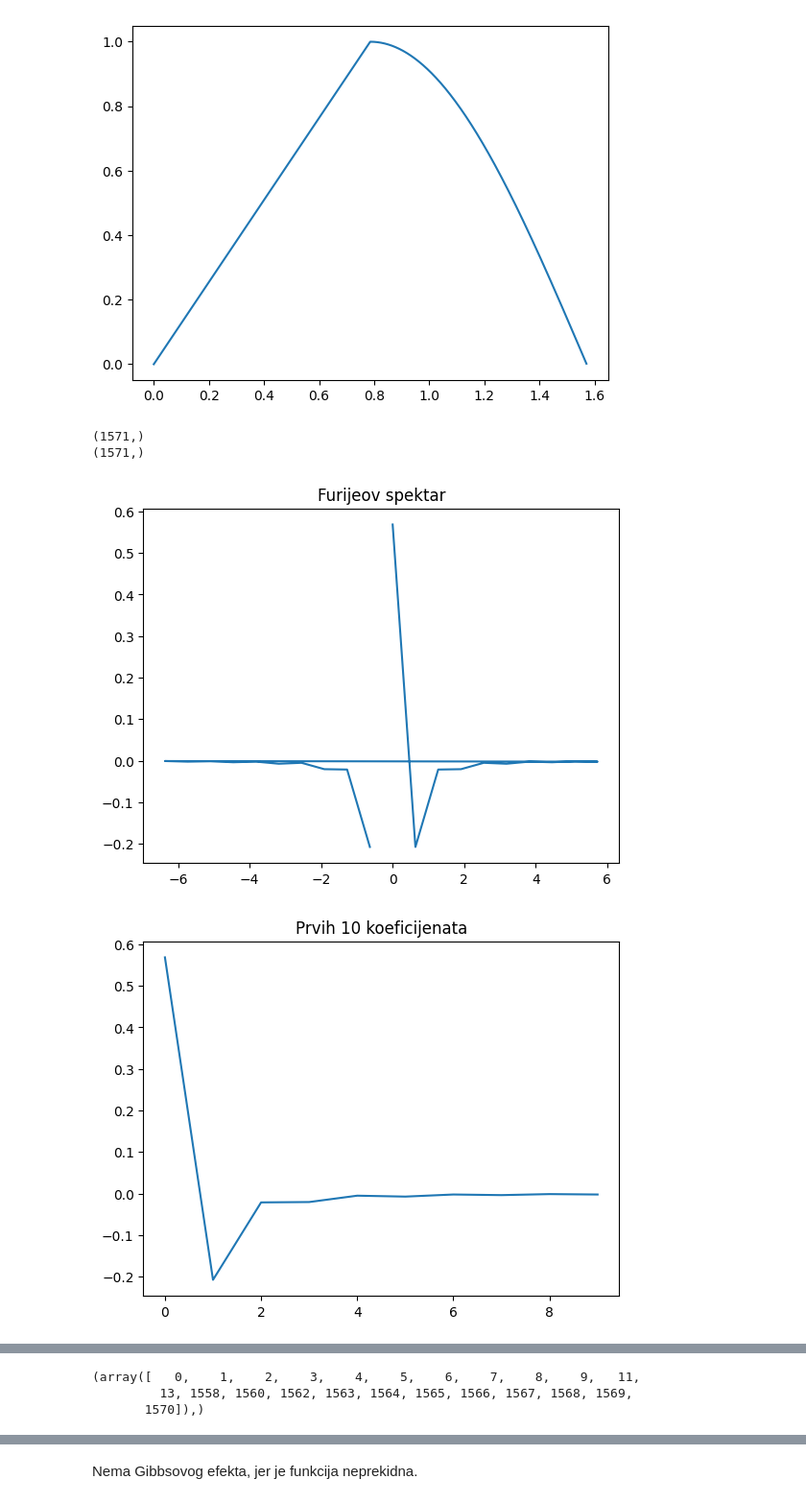
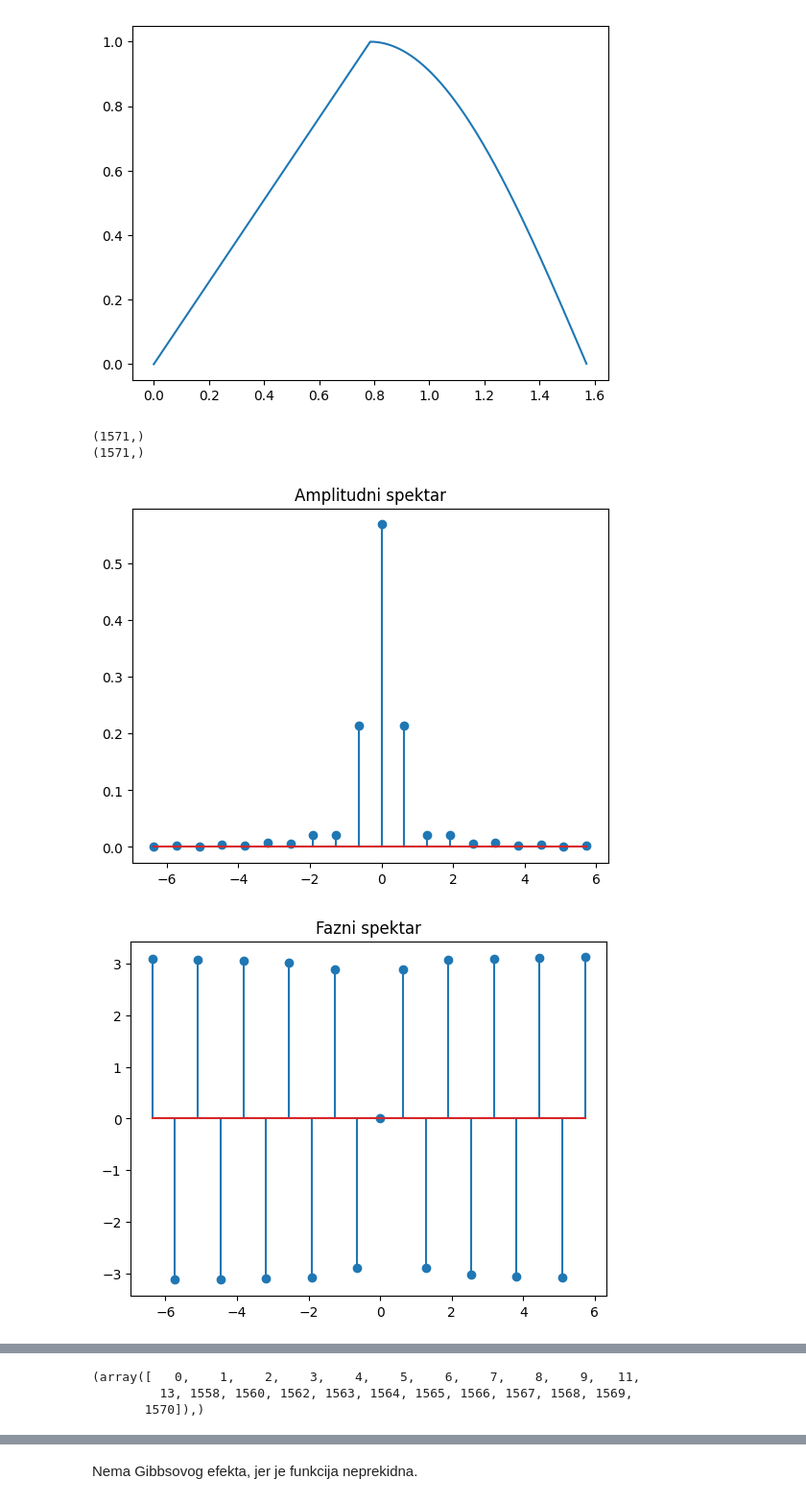
Before and after one commit to NovakTJ/codespaces-jupyter, a Jupyter notebook: notebooks/domaci.ipynb, the cells around one changed output, grey strips where cells are left out. Shown at 96% size. Drawn from its saved outputs; the diff is of its cells as text; code cells hidden in the pictures.

```diff
--- a/notebooks/domaci.ipynb
+++ b/notebooks/domaci.ipynb
@@ -307,7 +307,8 @@ Izvođenje:
 ![s](../viber_image_2024-12-08_18-56-36-632.jpg)
 ![s](../viber_image_2024-12-08_18-56-36-690.jpg)
 # %%
-t = np.arange(0,np.pi/2,1/1000)
+N_periods = 1
+t = np.arange(0,N_periods*np.pi/2,1/1000)
 ceo_deo = np.floor(t*2/(np.pi))
 razl_deo = 2*(t*2/(np.pi) - ceo_deo)
 
@@ -323,49 +324,58 @@ plt.show()
 N = a.shape[0]
 
 ft = np.fft.fft(a) / N
-d = 1/1000
+sampling_rate = 1/1000
 mid = N//2
 # print(mid)
-freqs = np.fft.fftfreq(N, d)
+freqs = np.fft.fftfreq(N, sampling_rate)
 # freqs = np.fft.fftfreq(20)
 print(ft.shape)
 print(freqs.shape)
 winlength = 500
-better_freqs = np.concat([freqs[:10], freqs[-10:]])
-better_ft = np.concat([ft[:10], ft[-10:]])
-plt.plot(better_freqs, better_ft)
-plt.title('Furijeov spektar')
+better_freqs = np.concat([freqs[:10*N_periods], freqs[-10*N_periods:]])
+better_ft = np.concat([ft[:10*N_periods], ft[-10*N_periods:]])
+plt.stem(better_freqs, np.abs(better_ft))
+plt.title('Amplitudni spektar')
+# print(f'{better_ft=}')
+plt.show()
+plt.stem(better_freqs, np.angle(better_ft))
+plt.title('Fazni spektar')
+# print(f'{better_ft=}')
 plt.show()
 # plt.plot(freqs[mid-winlength:mid+winlength], ft[mid-winlength:mid+winlength])
-plt.plot(ft[:10])
-plt.title('Prvih 10 koeficijenata')
+plt.stem(np.abs(ft[:10]))
+plt.title('Prvih 10 koeficijenata - amplitudni spektar')
+plt.show()
+
+plt.stem(np.angle(ft[:10]))
+plt.title('Prvih 10 koeficijenata - fazni spektar')
 plt.show()
 # plt.plot(t, freqs)
 # plt.show()
 
 coefs = np.where(np.abs(ft)>0.001)
 print(coefs)
 
 def create_approx(k):
     mod_ft = np.zeros_like(ft, dtype = complex)
     mod_ft[:k] = ft[:k]
     res = np.fft.ifft(mod_ft)
     # plt.plot(t, res, label=str(k))
     plt.plot(t, res)# label=str(k))
     # plt.show()
 
 create_approx(1)
 create_approx(2)
 create_approx(5)
 create_approx(10)
 create_approx(50)
 # plt.legend('1','2','5','10','50')
 plt.show()
 
 # plt.plot(freqs)
 # plt.show()
 # %% [output]
 (1571,)
 (1571,)
-[figure, old version]
+[figure, new version]
-[figure, old version]
+[figure, new version]
```
Also changed, not shown: parts of 1 cell of this notebook, 2 other files.
